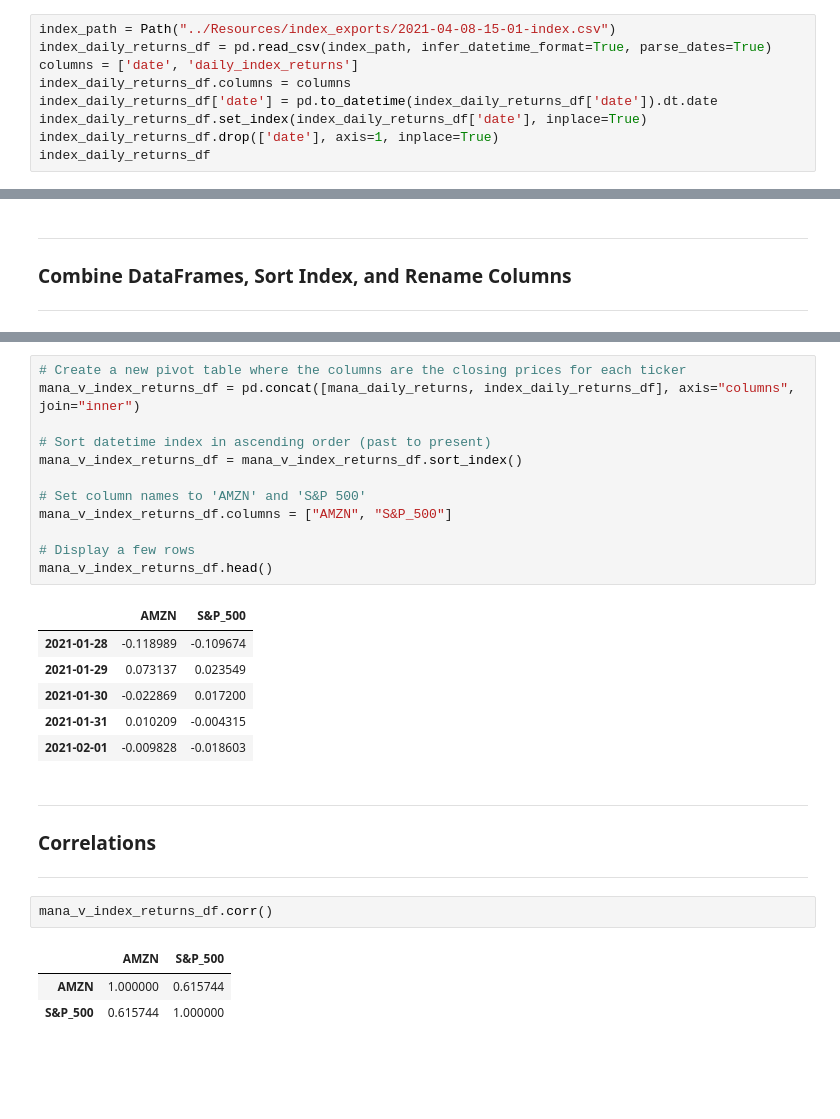
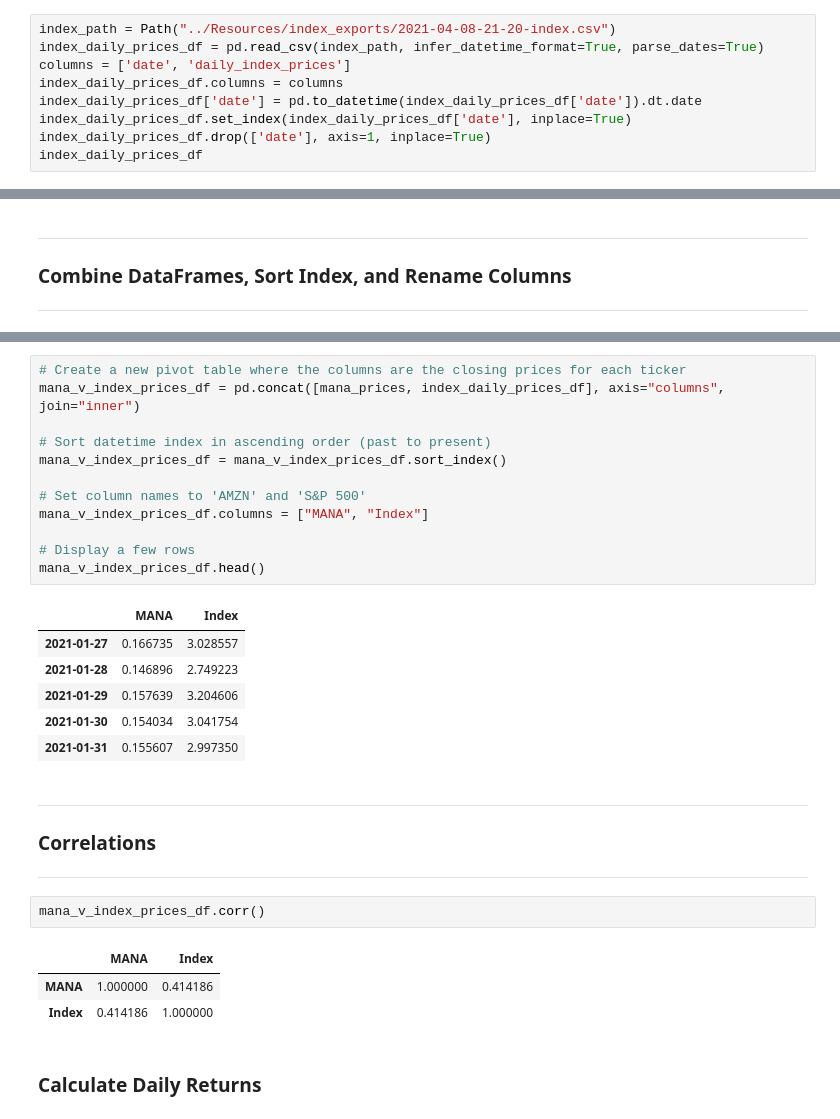
Before and after one commit to Hash3rown/nfty_tree.io, a Jupyter notebook: sandbox/kelso_mana_analysis.ipynb, the cells around one changed output, grey strips where cells are left out. Cells and saved outputs as stored; diff of their text form; blank space fills up the shorter version.

Commit message:
fixed up market index and mana beta calculations.

```diff
--- a/sandbox/kelso_mana_analysis.ipynb
+++ b/sandbox/kelso_mana_analysis.ipynb
@@ -198,12 +208,12 @@ ____________________________________________________________
 # %% [markdown]
 ** import index csv into dataframe **
 # %%
-index_path = Path("../Resources/index_exports/2021-04-08-15-01-index.csv")
-index_daily_returns_df = pd.read_csv(index_path, infer_datetime_format=True, parse_dates=True)
-columns = ['date', 'daily_index_returns']
-index_daily_returns_df.columns = columns
-index_daily_returns_df['date'] = pd.to_datetime(index_daily_returns_df['date']).dt.date
-index_daily_returns_df.set_index(index_daily_returns_df['date'], inplace=True)
-index_daily_returns_df.drop(['date'], axis=1, inplace=True)
-index_daily_returns_df
+index_path = Path("../Resources/index_exports/2021-04-08-21-20-index.csv")
+index_daily_prices_df = pd.read_csv(index_path, infer_datetime_format=True, parse_dates=True)
+columns = ['date', 'daily_index_prices']
+index_daily_prices_df.columns = columns
+index_daily_prices_df['date'] = pd.to_datetime(index_daily_prices_df['date']).dt.date
+index_daily_prices_df.set_index(index_daily_prices_df['date'], inplace=True)
+index_daily_prices_df.drop(['date'], axis=1, inplace=True)
+index_daily_prices_df
 # %% [output]
@@ -228,29 +247,31 @@ ________________________________________________
 # %%
 # Create a new pivot table where the columns are the closing prices for each ticker
-mana_v_index_returns_df = pd.concat([mana_daily_returns, index_daily_returns_df], axis="columns", join="inner")
+mana_v_index_prices_df = pd.concat([mana_prices, index_daily_prices_df], axis="columns", join="inner")
 
 # Sort datetime index in ascending order (past to present)
-mana_v_index_returns_df = mana_v_index_returns_df.sort_index()
+mana_v_index_prices_df = mana_v_index_prices_df.sort_index()
 
 # Set column names to 'AMZN' and 'S&P 500'
-mana_v_index_returns_df.columns = ["AMZN", "S&P_500"]
+mana_v_index_prices_df.columns = ["MANA", "Index"]
 
 # Display a few rows
-mana_v_index_returns_df.head()
+mana_v_index_prices_df.head()
 # %% [output]
-|  | AMZN | S&P_500 |
-| 2021-01-28 | -0.118989 | -0.109674 |
-| 2021-01-29 | 0.073137 | 0.023549 |
-| 2021-01-30 | -0.022869 | 0.017200 |
-| 2021-01-31 | 0.010209 | -0.004315 |
-| 2021-02-01 | -0.009828 | -0.018603 |
+|  | MANA | Index |
+| 2021-01-27 | 0.166735 | 3.028557 |
+| 2021-01-28 | 0.146896 | 2.749223 |
+| 2021-01-29 | 0.157639 | 3.204606 |
+| 2021-01-30 | 0.154034 | 3.041754 |
+| 2021-01-31 | 0.155607 | 2.997350 |
 # %% [markdown]
 ________________________________________________
 ### Correlations
 ________________________________________________
 # %%
-mana_v_index_returns_df.corr()
+mana_v_index_prices_df.corr()
 # %% [output]
-|  | AMZN | S&P_500 |
-| AMZN | 1.000000 | 0.615744 |
-| S&P_500 | 0.615744 | 1.000000 |
+|  | MANA | Index |
+| MANA | 1.000000 | 0.414186 |
+| Index | 0.414186 | 1.000000 |
+# %% [markdown]
+### Calculate Daily Returns
```
Also changed, not shown: parts of 15 cells of this notebook, 2 other files.
